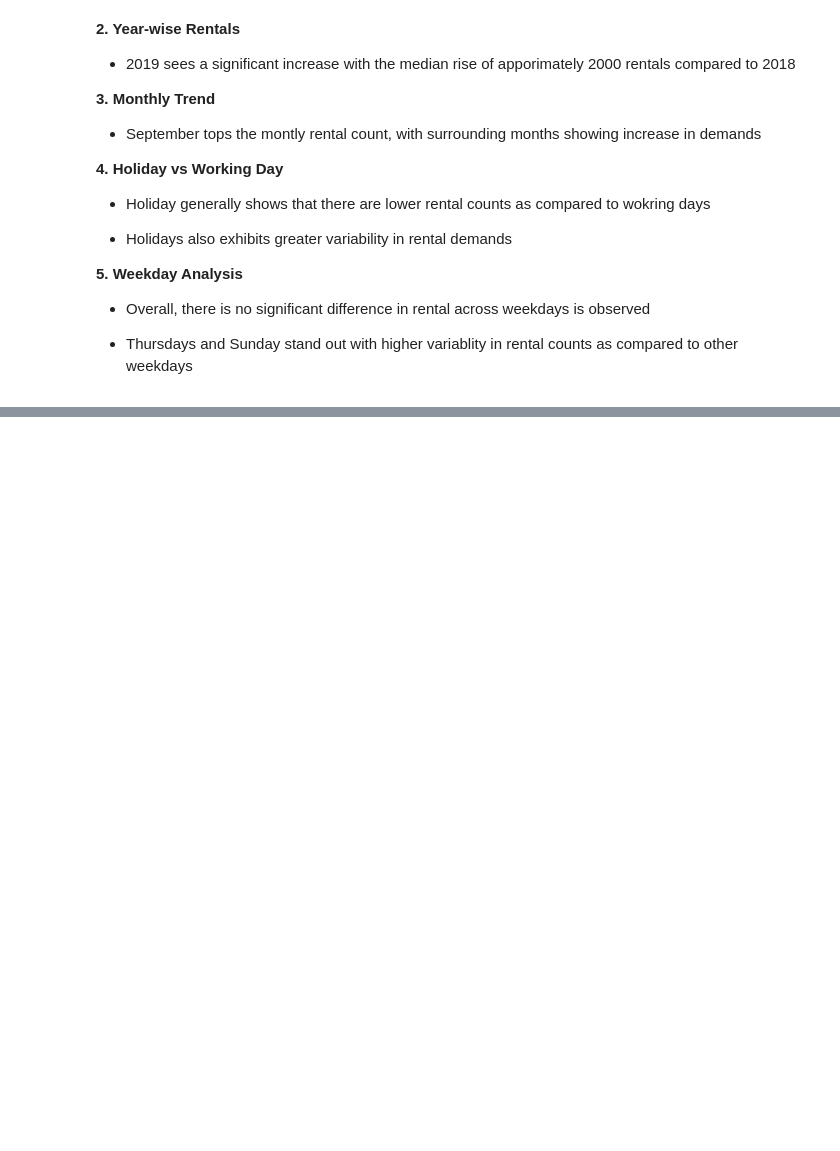
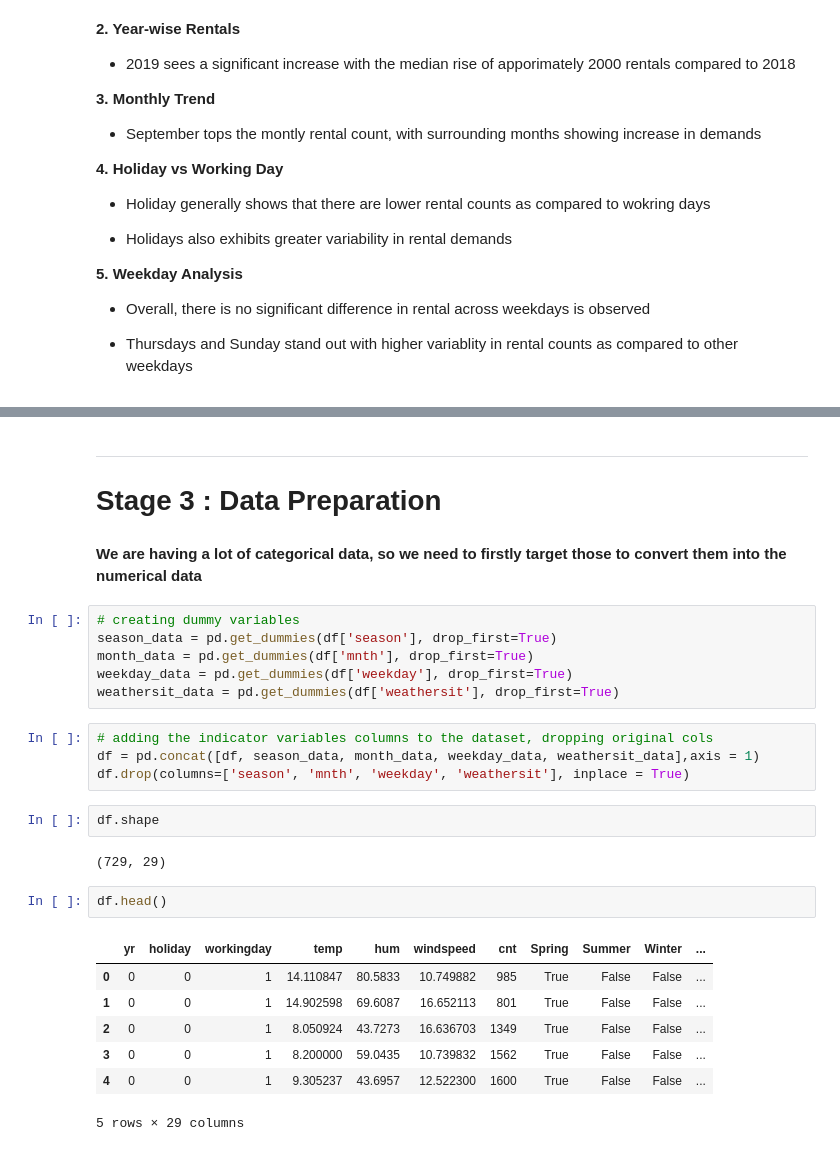
Before and after one commit to amanraghuvanshi/BikeSharing---MLR, a Jupyter notebook: src/main.ipynb, the cells around one changed output, grey strips where cells are left out. Saved outputs shown, nothing was run; the diff lists cells and outputs as text; blank space fills up the shorter version.

```diff
--- a/src/main.ipynb
+++ b/src/main.ipynb
@@ -277,0 +313,30 @@ plt.show()
+# %% [markdown]
+<hr>
+
+# **Stage 3 : Data Preparation**
+# %% [markdown]
+**We are having a lot of categorical data, so we need to firstly target those to convert them into the numerical data**
+# %%
+# creating dummy variables
+season_data = pd.get_dummies(df['season'], drop_first=True)
+month_data = pd.get_dummies(df['mnth'], drop_first=True)
+weekday_data = pd.get_dummies(df['weekday'], drop_first=True)
+weathersit_data = pd.get_dummies(df['weathersit'], drop_first=True)
+# %%
+# adding the indicator variables columns to the dataset, dropping original cols
+df = pd.concat([df, season_data, month_data, weekday_data, weathersit_data],axis = 1)
+df.drop(columns=['season', 'mnth', 'weekday', 'weathersit'], inplace = True)
+# %%
+df.shape
+# %% [output]
+(729, 29)
+# %%
+df.head()
+# %% [output]
+|  | yr | holiday | workingday | temp | hum | windspeed | cnt | Spring | Summer | Winter | ... |
+| 0 | 0 | 0 | 1 | 14.110847 | 80.5833 | 10.749882 | 985 | True | False | False | ... |
+| 1 | 0 | 0 | 1 | 14.902598 | 69.6087 | 16.652113 | 801 | True | False | False | ... |
+| 2 | 0 | 0 | 1 | 8.050924 | 43.7273 | 16.636703 | 1349 | True | False | False | ... |
+| 3 | 0 | 0 | 1 | 8.200000 | 59.0435 | 10.739832 | 1562 | True | False | False | ... |
+| 4 | 0 | 0 | 1 | 9.305237 | 43.6957 | 12.522300 | 1600 | True | False | False | ... |
+5 rows × 29 columns
```
Also changed, not shown: parts of 18 cells of this notebook.
